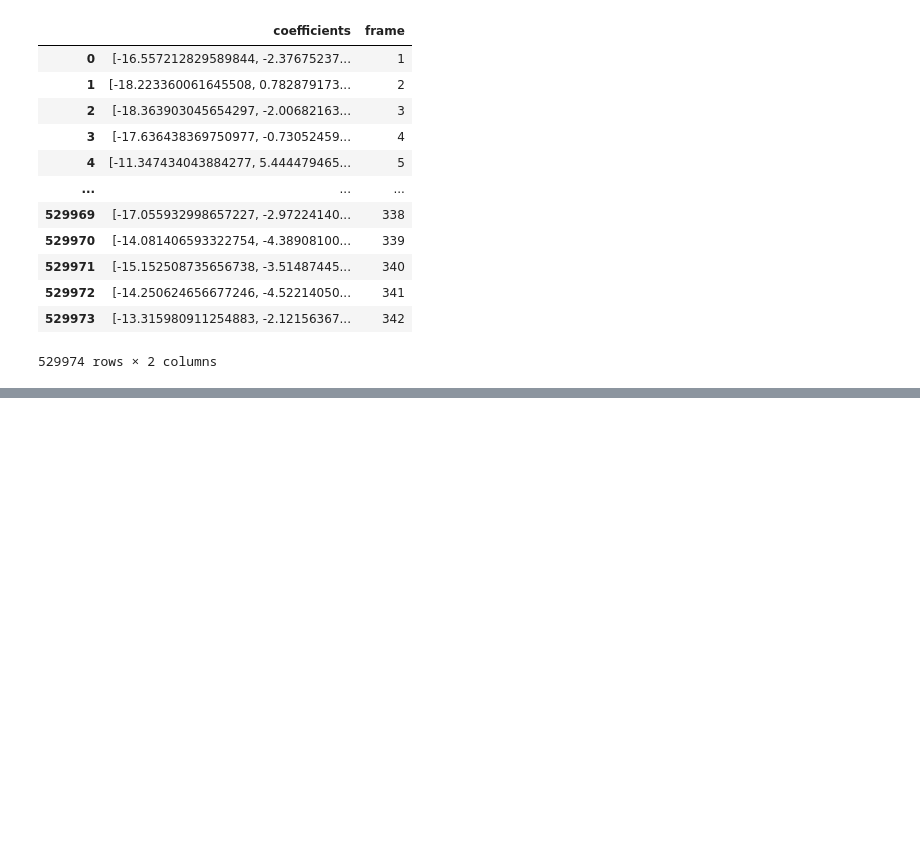
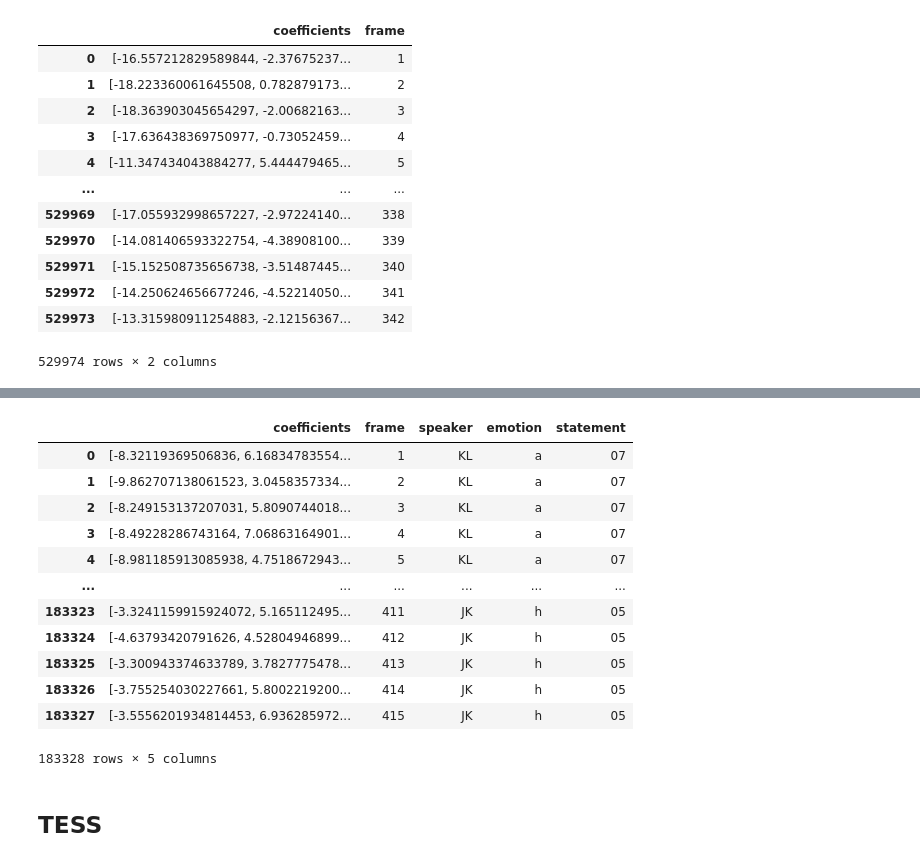
Before and after one commit to tomaspetricek/speech-emotion-recognition, a Jupyter notebook: Bachelor_thesis/dataset_test.ipynb, the cells around one changed output, grey strips where cells are left out. Saved outputs shown, nothing was run; the diff lists cells and outputs as text; code cells hidden in the pictures; blank space fills up the shorter version.

```diff
--- a/Bachelor_thesis/dataset_test.ipynb
+++ b/Bachelor_thesis/dataset_test.ipynb
@@ -79,0 +92,22 @@ ravdess_mfcc.samples[ravdess_mfcc.label.COLUMNS]
+# %%
+savee_path = DATASET_PATH.format(language="english", name="SAVEE", form="mfcc")
+
+savee_mfcc = Dataset(savee_path, MFCCData(), SAVEELabel())
+# %%
+savee_mfcc.samples
+# %% [output]
+|  | coefficients | frame | speaker | emotion | statement |
+| 0 | [-8.32119369506836, 6.16834783554... | 1 | KL | a | 07 |
+| 1 | [-9.862707138061523, 3.0458357334... | 2 | KL | a | 07 |
+| 2 | [-8.249153137207031, 5.8090744018... | 3 | KL | a | 07 |
+| 3 | [-8.49228286743164, 7.06863164901... | 4 | KL | a | 07 |
+| 4 | [-8.981185913085938, 4.7518672943... | 5 | KL | a | 07 |
+| ... | ... | ... | ... | ... | ... |
+| 183323 | [-3.3241159915924072, 5.165112495... | 411 | JK | h | 05 |
+| 183324 | [-4.63793420791626, 4.52804946899... | 412 | JK | h | 05 |
+| 183325 | [-3.300943374633789, 3.7827775478... | 413 | JK | h | 05 |
+| 183326 | [-3.755254030227661, 5.8002219200... | 414 | JK | h | 05 |
+| 183327 | [-3.5556201934814453, 6.936285972... | 415 | JK | h | 05 |
+183328 rows × 5 columns
+# %% [markdown]
+## TESS
```
Also changed, not shown: parts of 18 cells of this notebook, 1 other file.
